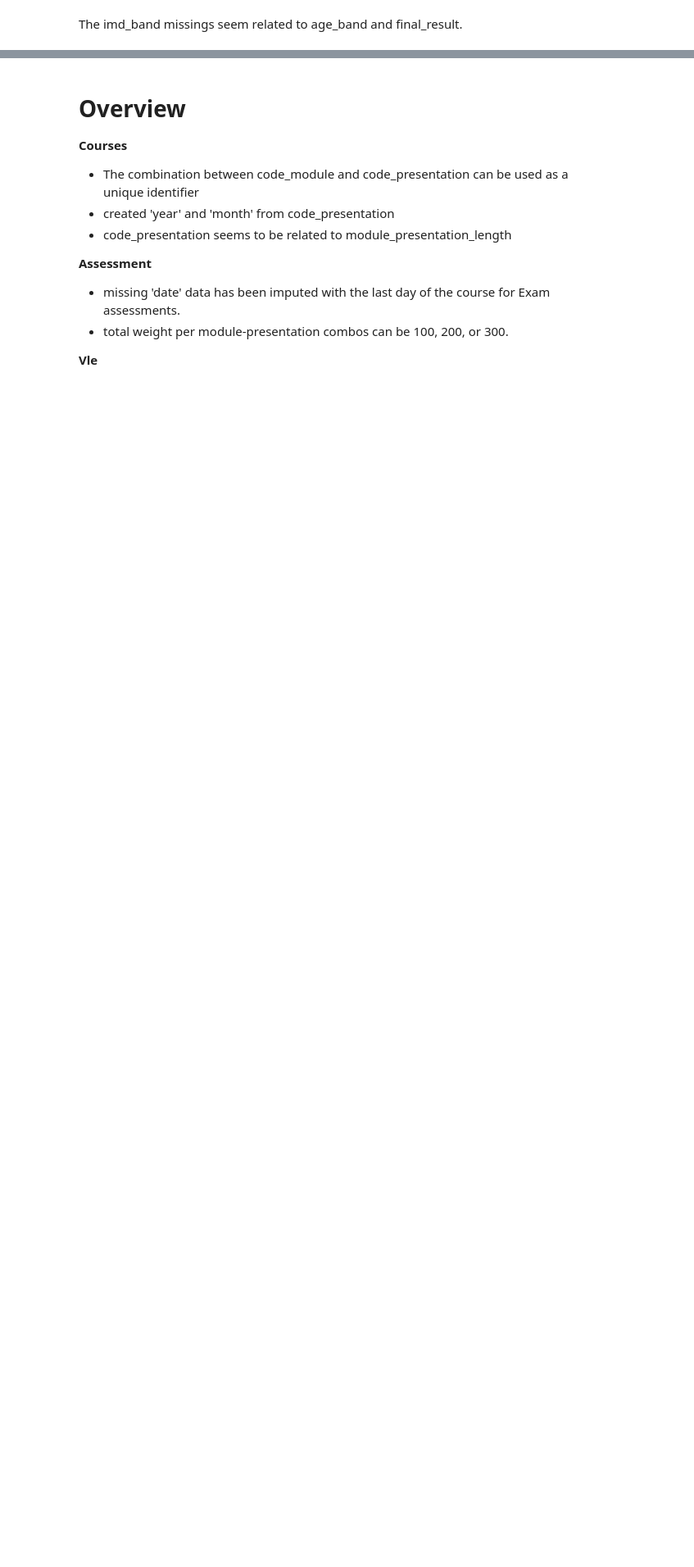
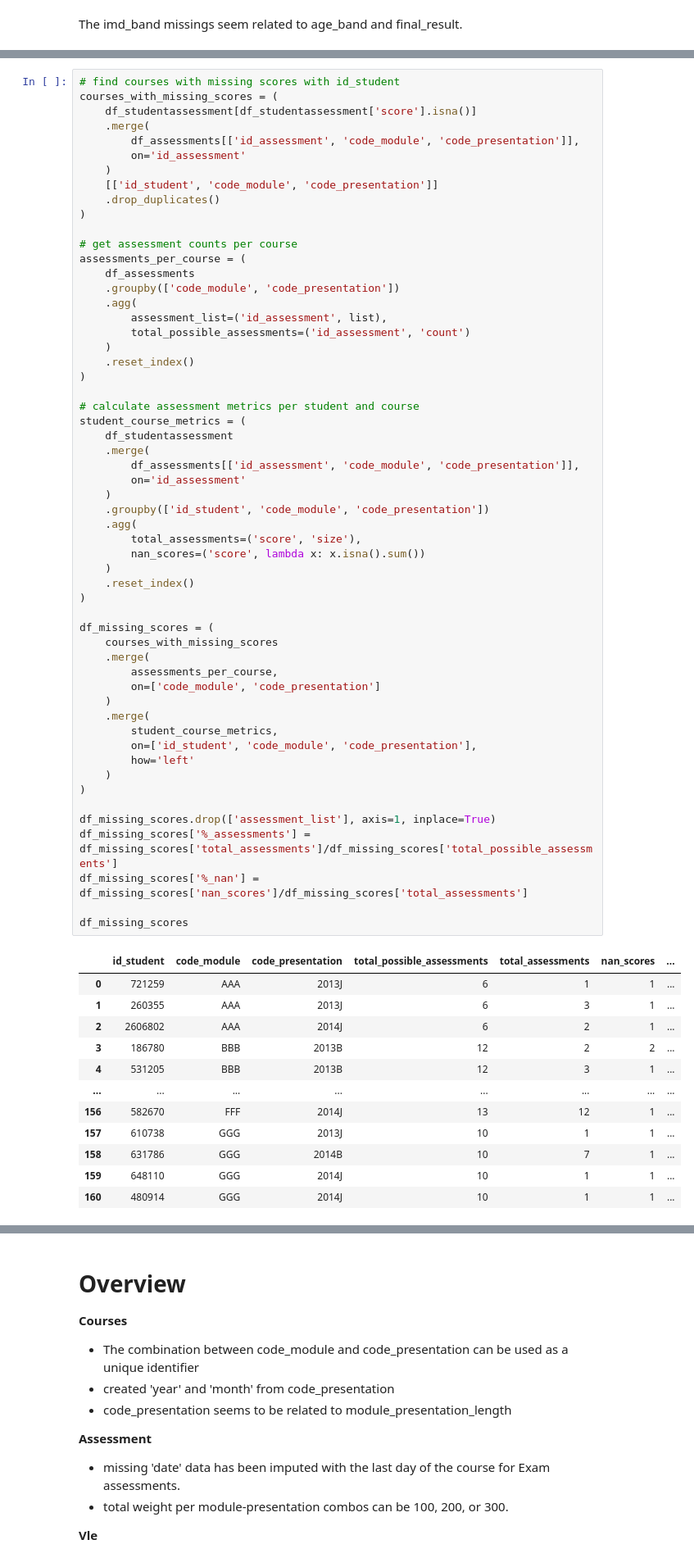
Before and after one commit to Originalnam/learning_analytics, a Jupyter notebook: EDA/eda.ipynb, the cells around one changed output, grey strips where cells are left out. Shown at 82% size. Cells and saved outputs as stored; diff of their text form; blank space fills up the shorter version.

```diff
--- a/EDA/eda.ipynb
+++ b/EDA/eda.ipynb
@@ -1602,0 +1701,69 @@ The imd_band missings seem related to age_band and final_result.
+# %%
+# find courses with missing scores with id_student
+courses_with_missing_scores = (
+    df_studentassessment[df_studentassessment['score'].isna()]
+    .merge(
+        df_assessments[['id_assessment', 'code_module', 'code_presentation']],
+        on='id_assessment'
+    )
+    [['id_student', 'code_module', 'code_presentation']]
+    .drop_duplicates()
+)
+
+# get assessment counts per course
+assessments_per_course = (
+    df_assessments
+    .groupby(['code_module', 'code_presentation'])
+    .agg(
+        assessment_list=('id_assessment', list),
+        total_possible_assessments=('id_assessment', 'count')
+    )
+    .reset_index()
+)
+
+# calculate assessment metrics per student and course
+student_course_metrics = (
+    df_studentassessment
+    .merge(
+        df_assessments[['id_assessment', 'code_module', 'code_presentation']],
+        on='id_assessment'
+    )
+    .groupby(['id_student', 'code_module', 'code_presentation'])
+    .agg(
+        total_assessments=('score', 'size'),
+        nan_scores=('score', lambda x: x.isna().sum())
+    )
+    .reset_index()
+)
+
+df_missing_scores = (
+    courses_with_missing_scores
+    .merge(
+        assessments_per_course,
+        on=['code_module', 'code_presentation']
+    )
+    .merge(
+        student_course_metrics,
+        on=['id_student', 'code_module', 'code_presentation'],
+        how='left'
+    )
+)
+
+df_missing_scores.drop(['assessment_list'], axis=1, inplace=True)
+df_missing_scores['%_assessments'] = df_missing_scores['total_assessments']/df_missing_scores['total_possible_assessments']
+df_missing_scores['%_nan'] = df_missing_scores['nan_scores']/df_missing_scores['total_assessments']
+
+df_missing_scores
+# %% [output]
+|  | id_student | code_module | code_presentation | total_possible_assessments | total_assessments | nan_scores | ... |
+| 0 | 721259 | AAA | 2013J | 6 | 1 | 1 | ... |
+| 1 | 260355 | AAA | 2013J | 6 | 3 | 1 | ... |
+| 2 | 2606802 | AAA | 2014J | 6 | 2 | 1 | ... |
+| 3 | 186780 | BBB | 2013B | 12 | 2 | 2 | ... |
+| 4 | 531205 | BBB | 2013B | 12 | 3 | 1 | ... |
+| ... | ... | ... | ... | ... | ... | ... | ... |
+| 156 | 582670 | FFF | 2014J | 13 | 12 | 1 | ... |
+| 157 | 610738 | GGG | 2013J | 10 | 1 | 1 | ... |
+| 158 | 631786 | GGG | 2014B | 10 | 7 | 1 | ... |
+| 159 | 648110 | GGG | 2014J | 10 | 1 | 1 | ... |
+| 160 | 480914 | GGG | 2014J | 10 | 1 | 1 | ... |
```
Also changed, not shown: parts of 11 cells of this notebook.
